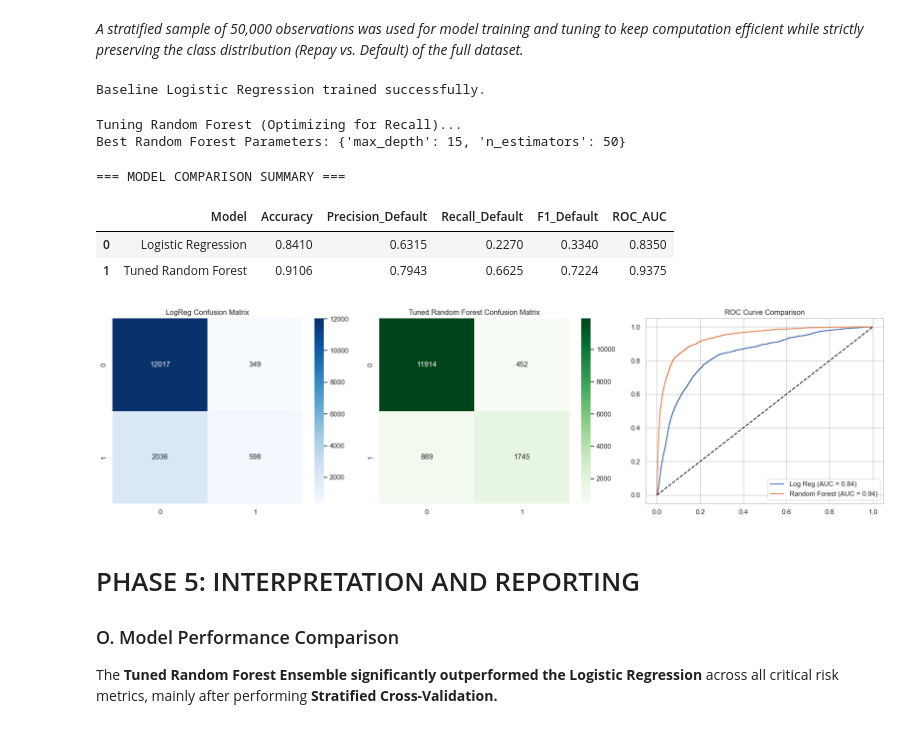
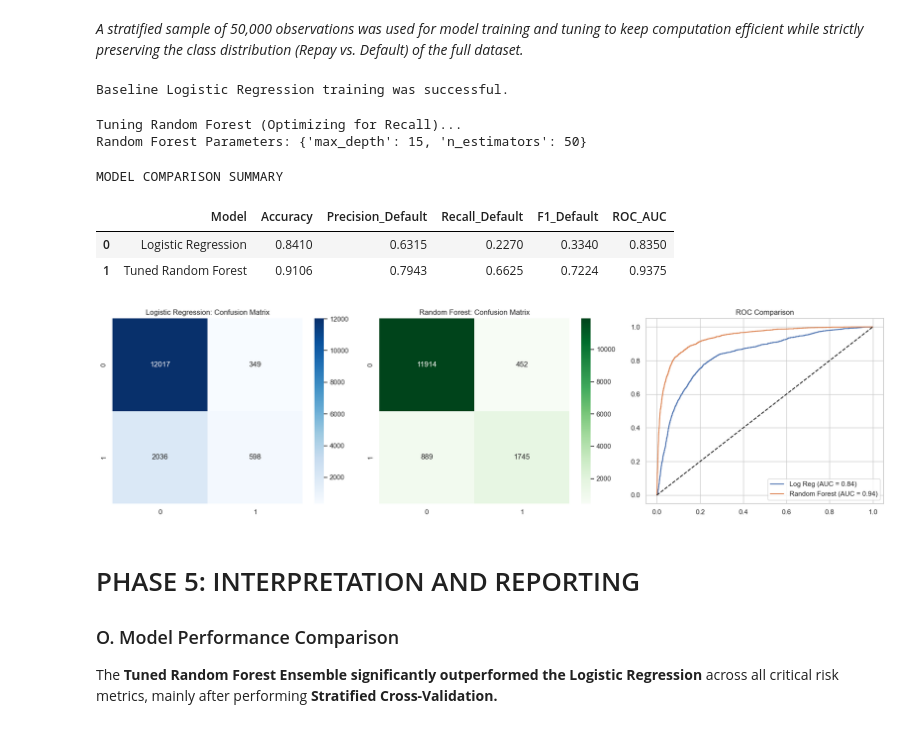
Before and after one commit to AvanthaD98/fintech_loan-risk_model, a Jupyter notebook: Fintech_Credit_Model_22189707_FIN5016.ipynb, the cells around one changed output. Saved outputs shown, nothing was run; the diff lists cells and outputs as text; code cells hidden in the pictures.

```diff
--- a/Fintech_Credit_Model_22189707_FIN5016.ipynb
+++ b/Fintech_Credit_Model_22189707_FIN5016.ipynb
@@ -283,9 +283,9 @@ X_train, X_test, y_train, y_test = train_test_split(X_sample, y_sample, test_siz
 # Train Baseline
 log_reg = LogisticRegression(max_iter=1000)
 log_reg.fit(X_train, y_train)
-print("Baseline Logistic Regression trained successfully.")
+print("Baseline Logistic Regression training was successful.")
 # %% [output]
-Baseline Logistic Regression trained successfully.
+Baseline Logistic Regression training was successful.
 # %%
 # ================================================================
 # STEP 4.2: ENSEMBLE TUNING (RANDOM FOREST)
@@ -305,10 +305,10 @@ rf_grid = GridSearchCV(rf_base, param_grid, cv=cv_strategy, scoring='recall')
 rf_grid.fit(X_train, y_train)
 
 best_rf = rf_grid.best_estimator_
-print(f"Best Random Forest Parameters: {rf_grid.best_params_}")
+print(f"Random Forest Parameters: {rf_grid.best_params_}")
 # %% [output]
 Tuning Random Forest (Optimizing for Recall)...
-Best Random Forest Parameters: {'max_depth': 15, 'n_estimators': 50}
+Random Forest Parameters: {'max_depth': 15, 'n_estimators': 50}
 # %%
 # =================================================================================================
 # STEP 4.3: METRICS & COMPARISON
@@ -339,10 +339,10 @@ comparison = pd.DataFrame({
 cols_to_round = ['Accuracy', 'Precision_Default', 'Recall_Default', 'F1_Default', 'ROC_AUC']
 comparison[cols_to_round] = comparison[cols_to_round].round(4)
 
-print("\n=== MODEL COMPARISON SUMMARY ===")
+print("\nMODEL COMPARISON SUMMARY")
 display(comparison)
 # %% [output]
-=== MODEL COMPARISON SUMMARY ===
+MODEL COMPARISON SUMMARY
 |  | Model | Accuracy | Precision_Default | Recall_Default | F1_Default | ROC_AUC |
 | 0 | Logistic Regression | 0.8410 | 0.6315 | 0.2270 | 0.3340 | 0.8350 |
 | 1 | Tuned Random Forest | 0.9106 | 0.7943 | 0.6625 | 0.7224 | 0.9375 |
@@ -358,37 +358,37 @@ import seaborn as sns
 y_pred_lr = log_reg.predict(X_test)
 y_prob_lr = log_reg.predict_proba(X_test)[:, 1]
 
 y_pred_rf = best_rf.predict(X_test)
 y_prob_rf = best_rf.predict_proba(X_test)[:, 1]
 
 fpr_lr, tpr_lr, _ = roc_curve(y_test, y_prob_lr)
 fpr_rf, tpr_rf, _ = roc_curve(y_test, y_prob_rf)
 
 # 2. Visual Evaluation
 plt.figure(figsize=(18, 5))
 
 # Plot 1: Logistic Regression Confusion Matrix
 plt.subplot(1, 3, 1)
 sns.heatmap(confusion_matrix(y_test, y_pred_lr), annot=True, fmt='d', cmap='Blues')
-plt.title('LogReg Confusion Matrix')
+plt.title('Logistic Regression: Confusion Matrix')
 
 # Plot 2: Random Forest Confusion Matrix
 plt.subplot(1, 3, 2)
 sns.heatmap(confusion_matrix(y_test, y_pred_rf), annot=True, fmt='d', cmap='Greens')
-plt.title('Tuned Random Forest Confusion Matrix')
+plt.title('Random Forest: Confusion Matrix')
 
 # Plot 3: ROC Curve Comparison
 plt.subplot(1, 3, 3)
 plt.plot(fpr_lr, tpr_lr, label=f'Log Reg (AUC = {auc(fpr_lr, tpr_lr):.2f})')
 plt.plot(fpr_rf, tpr_rf, label=f'Random Forest (AUC = {auc(fpr_rf, tpr_rf):.2f})')
 plt.plot([0, 1], [0, 1], 'k--')
-plt.title('ROC Curve Comparison')
+plt.title('ROC Comparison')
 plt.legend(loc='lower right')
 
 plt.tight_layout()
 plt.show()
 # %% [output]
-[figure, old version]
+[figure, new version]
 # %% [markdown]
 # PHASE 5: INTERPRETATION AND REPORTING
 
```
Also changed, not shown: parts of 4 cells of this notebook.
